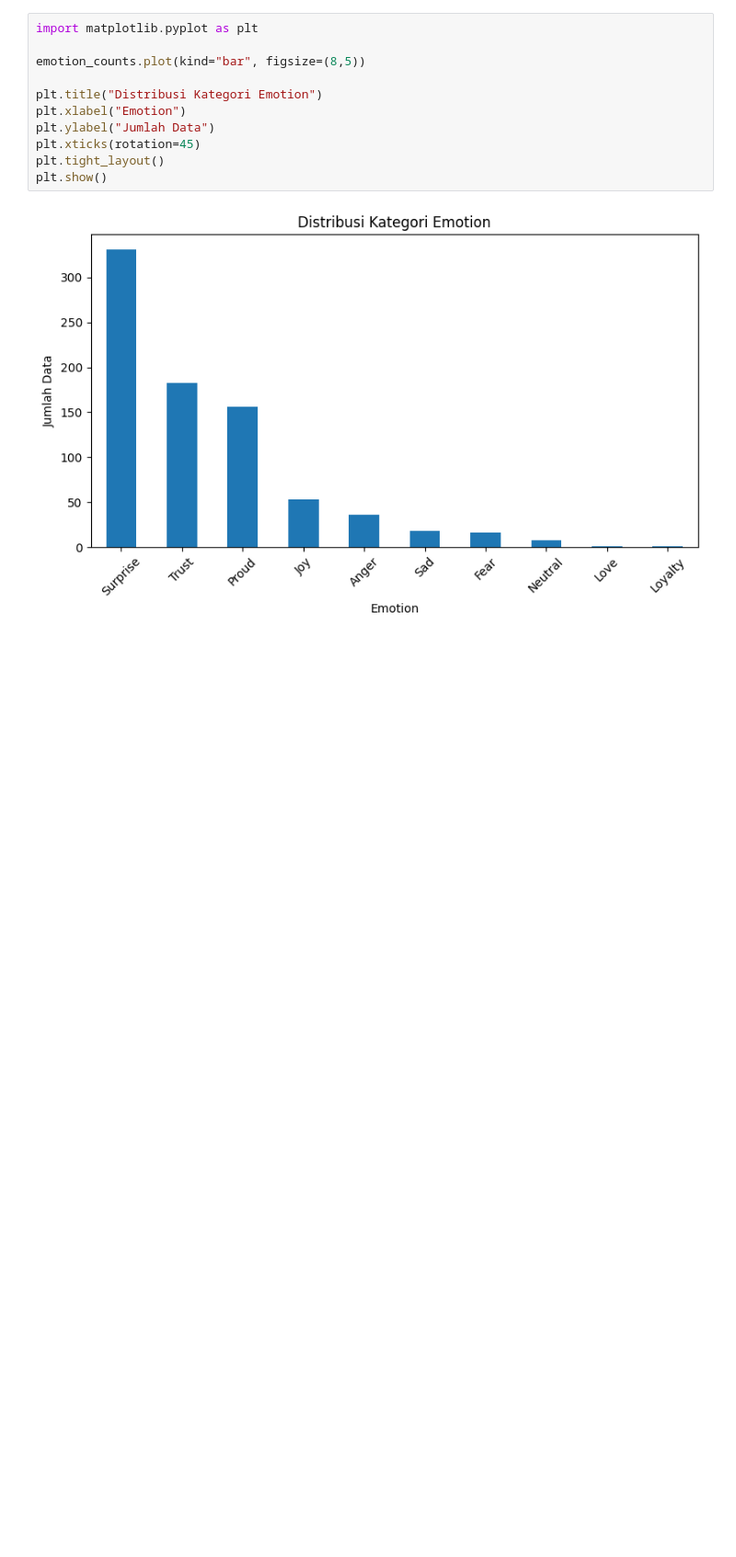
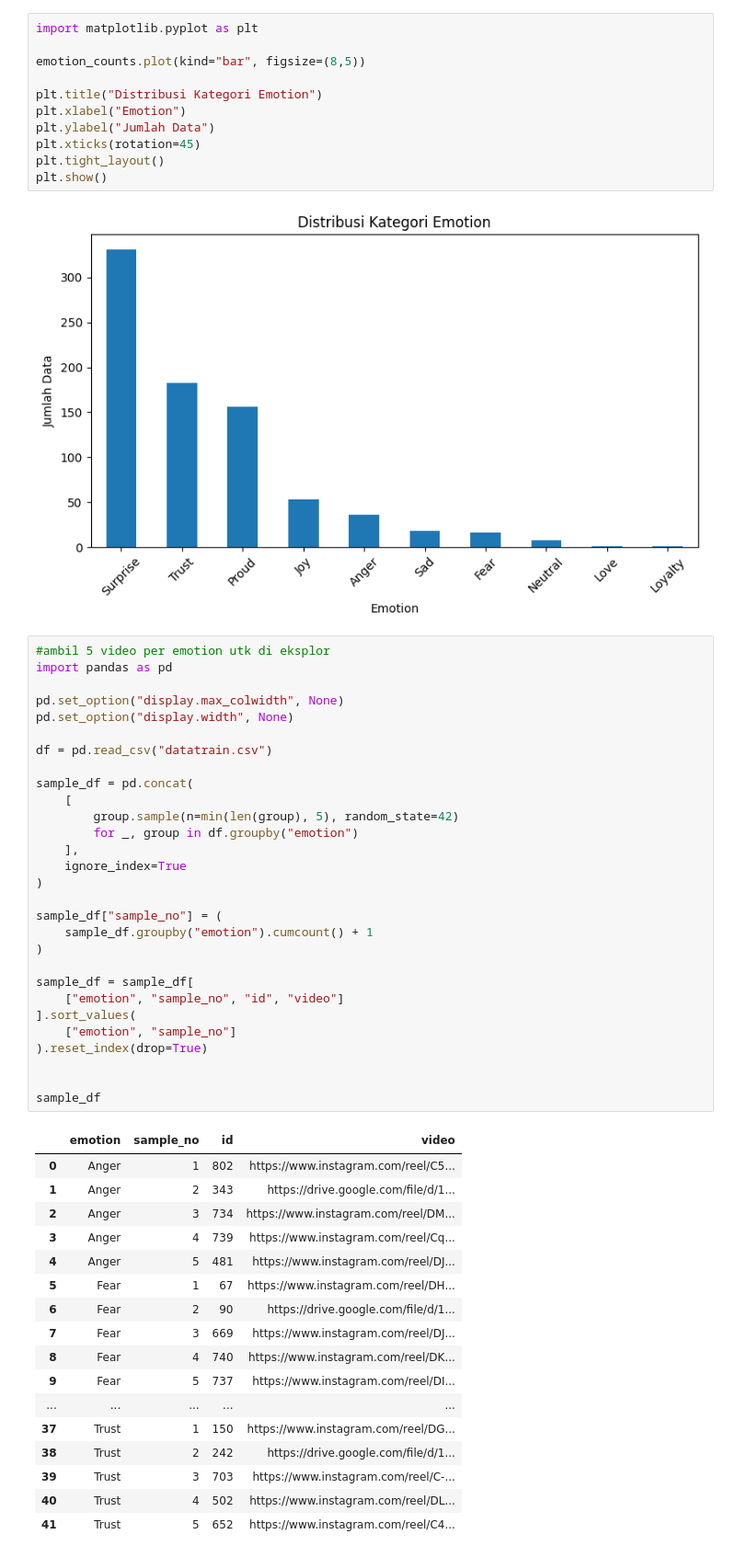
Before and after one commit to bejirbang/BDC_Tel-U_2026, a Jupyter notebook: explore.ipynb, the cells around one changed output. Shown at 92% size. Saved outputs shown, nothing was run; the diff lists cells and outputs as text; blank space fills up the shorter version.

Commit message:
video exploration (5 data per category) and filtering

```diff
--- a/explore.ipynb
+++ b/explore.ipynb
@@ -54,3 +54,50 @@ plt.tight_layout()
 plt.show()
 # %% [output]
 [figure]
+# %%
+#ambil 5 video per emotion utk di eksplor
+import pandas as pd
+
+pd.set_option("display.max_colwidth", None)
+pd.set_option("display.width", None)
+
+df = pd.read_csv("datatrain.csv")
+
+sample_df = pd.concat(
+    [
+        group.sample(n=min(len(group), 5), random_state=42)
+        for _, group in df.groupby("emotion")
+    ],
+    ignore_index=True
+)
+
+sample_df["sample_no"] = (
+    sample_df.groupby("emotion").cumcount() + 1
+)
+
+sample_df = sample_df[
+    ["emotion", "sample_no", "id", "video"]
+].sort_values(
+    ["emotion", "sample_no"]
+).reset_index(drop=True)
+
+
+sample_df
+# %% [output]
+|  | emotion | sample_no | id | video |
+| 0 | Anger | 1 | 802 | https://www.instagram.com/reel/C5... |
+| 1 | Anger | 2 | 343 | https://drive.google.com/file/d/1... |
+| 2 | Anger | 3 | 734 | https://www.instagram.com/reel/DM... |
+| 3 | Anger | 4 | 739 | https://www.instagram.com/reel/Cq... |
+| 4 | Anger | 5 | 481 | https://www.instagram.com/reel/DJ... |
+| 5 | Fear | 1 | 67 | https://www.instagram.com/reel/DH... |
+| 6 | Fear | 2 | 90 | https://drive.google.com/file/d/1... |
+| 7 | Fear | 3 | 669 | https://www.instagram.com/reel/DJ... |
+| 8 | Fear | 4 | 740 | https://www.instagram.com/reel/DK... |
+| 9 | Fear | 5 | 737 | https://www.instagram.com/reel/DI... |
+| ... | ... | ... | ... | ... |
+| 37 | Trust | 1 | 150 | https://www.instagram.com/reel/DG... |
+| 38 | Trust | 2 | 242 | https://drive.google.com/file/d/1... |
+| 39 | Trust | 3 | 703 | https://www.instagram.com/reel/C-... |
+| 40 | Trust | 4 | 502 | https://www.instagram.com/reel/DL... |
+| 41 | Trust | 5 | 652 | https://www.instagram.com/reel/C4... |
```
Also changed, not shown: parts of 2 cells of this notebook.
